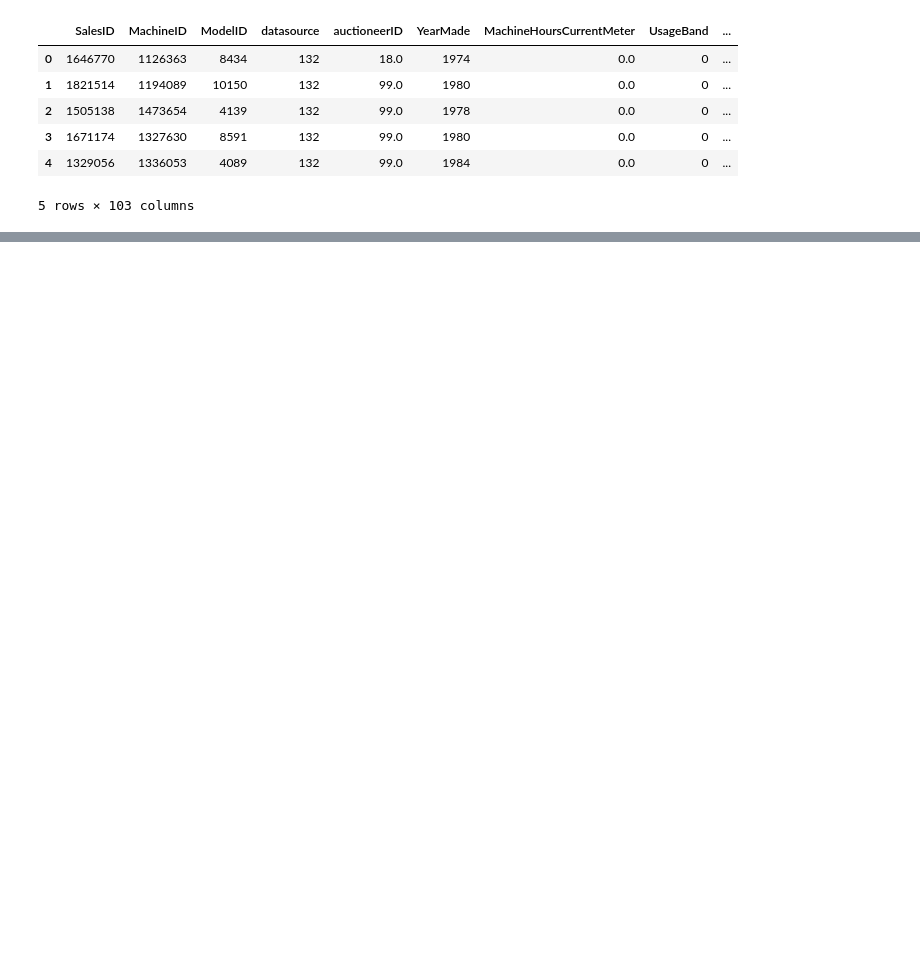
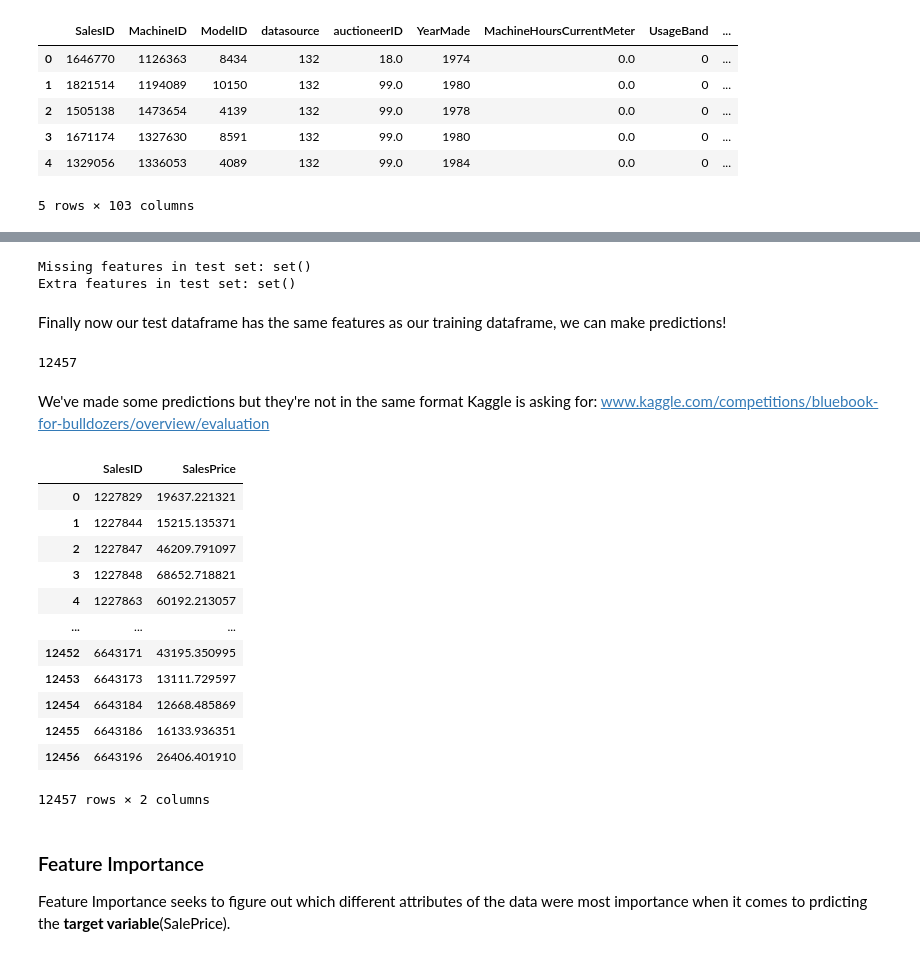
Before and after one commit to JJThoms1/end-to-end-bulldozer-regression, a Jupyter notebook: end-to-end-bulldozer-regression.ipynb, the cells around one changed output, grey strips where cells are left out. Saved outputs shown, nothing was run; the diff lists cells and outputs as text; code cells hidden in the pictures; blank space fills up the shorter version.

```diff
--- a/end-to-end-bulldozer-regression.ipynb
+++ b/end-to-end-bulldozer-regression.ipynb
@@ -1043,10 +1046,6 @@ def preprocess_data(df):
             # We add +1 to the category code because pandas encodes missing categories as -1
             df[label] = pd.Categorical(content).codes + 1
 
-    # Add MachineHoursCurrentMeter_is_missing column if it's not already present
-    if 'MachineHoursCurrentMeter_is_missing' not in df.columns:
-        df['MachineHoursCurrentMeter_is_missing'] = False
-
     return df
 # %%
 # Process the test data
@@ -1085,4 +1078,0 @@ set()
-# %%
-# Manually adjust df_test to have missing columns updated
-df_test["MachineHoursCurrentMeter_is_missing"] = False
-df_test.head()
@@ -1109,0 +1079,7 @@ set()
+# %%
+# Manually adjust df_test to have 'MachineHoursCurrentMetermissing', 'auctioneerID_is_missing', 'auctioneerIDmissing' columns
+df_test["auctioneerID_is_missing"] = False
+df_test["auctioneerIDmissing"] = False
+df_test["MachineHoursCurrentMetermissing"] = False
+df_test["set()"] = False
+df_test.head()
@@ -1109,0 +1098,29 @@ set()
+# %%
+# Identify missing and extra features
+missing_features = set(X_train.columns) - set(df_test.columns)
+extra_features = set(df_test.columns) - set(X_train.columns)
+
+print(f"Missing features in test set: {missing_features}")
+print(f"Extra features in test set: {extra_features}")
+
+# Add missing features to df_test with default values if there are any
+for feature in missing_features:
+    df_test[feature] = 0  # Adding zero or another appropriate default value
+
+# Remove extra features from df_test including unwanted entries like 'set()'
+extra_features_to_remove = extra_features.union({'set()'} if 'set()' in df_test.columns else [])
+df_test = df_test.drop(columns=extra_features_to_remove)
+
+# Reorder df_test columns to match X_train
+df_test = df_test[X_train.columns]
+
+# Verify the alignment of columns
+assert list(X_train.columns) == list(df_test.columns), "Column mismatch between training and test data."
+
+# Make predictions on the test data
+test_preds = ideal_model.predict(df_test)
+# %% [output]
+Missing features in test set: set()
+Extra features in test set: set()
+# %% [markdown]
+Finally now our test dataframe has the same features as our training dataframe, we can make predictions!
@@ -1109,0 +1130,26 @@ set()
+# %%
+len(test_preds)
+# %% [output]
+12457
+# %% [markdown]
+We've made some predictions but they're not in the same format Kaggle is asking for: www.kaggle.com/competitions/bluebook-for-bulldozers/overview/evaluation
+# %%
+# Format prediction into the same format Kaggle is after
+df_preds = pd.DataFrame()
+df_preds["SalesID"] = df_test["SalesID"]
+df_preds["SalesPrice"] = test_preds
+df_preds
+# %% [output]
+|  | SalesID | SalesPrice |
+| 0 | 1227829 | 19637.221321 |
+| 1 | 1227844 | 15215.135371 |
+| 2 | 1227847 | 46209.791097 |
+| 3 | 1227848 | 68652.718821 |
+| 4 | 1227863 | 60192.213057 |
+| ... | ... | ... |
+| 12452 | 6643171 | 43195.350995 |
+| 12453 | 6643173 | 13111.729597 |
+| 12454 | 6643184 | 12668.485869 |
+| 12455 | 6643186 | 16133.936351 |
+| 12456 | 6643196 | 26406.401910 |
+12457 rows × 2 columns
@@ -1109,0 +1159,4 @@ set()
+# %% [markdown]
+### Feature Importance
+
+Feature Importance seeks to figure out which different attributes of the data were most importance when it comes to prdicting the **target variable**(SalePrice).
```
Also changed, not shown: parts of 25 cells of this notebook.
